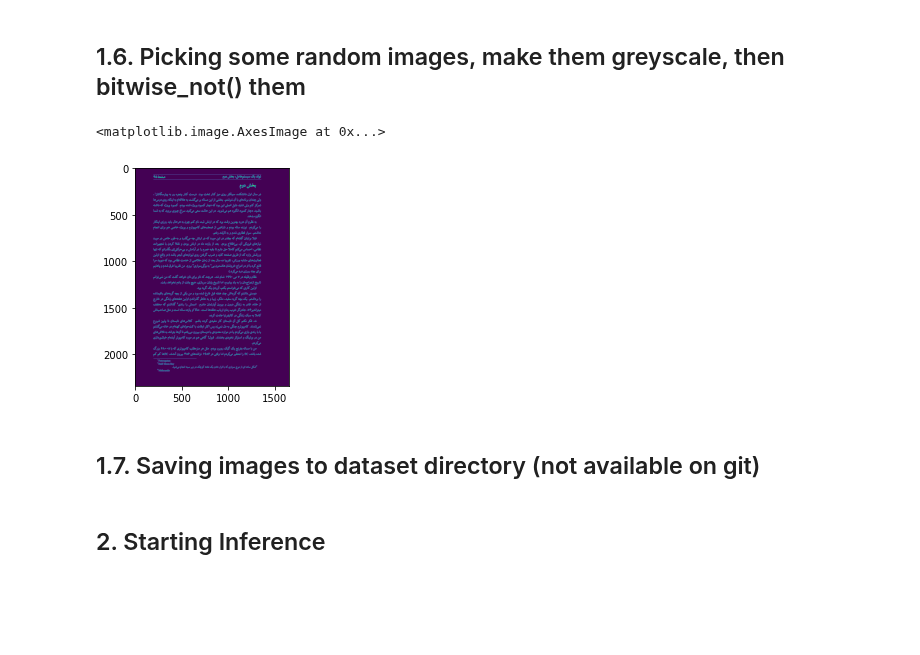
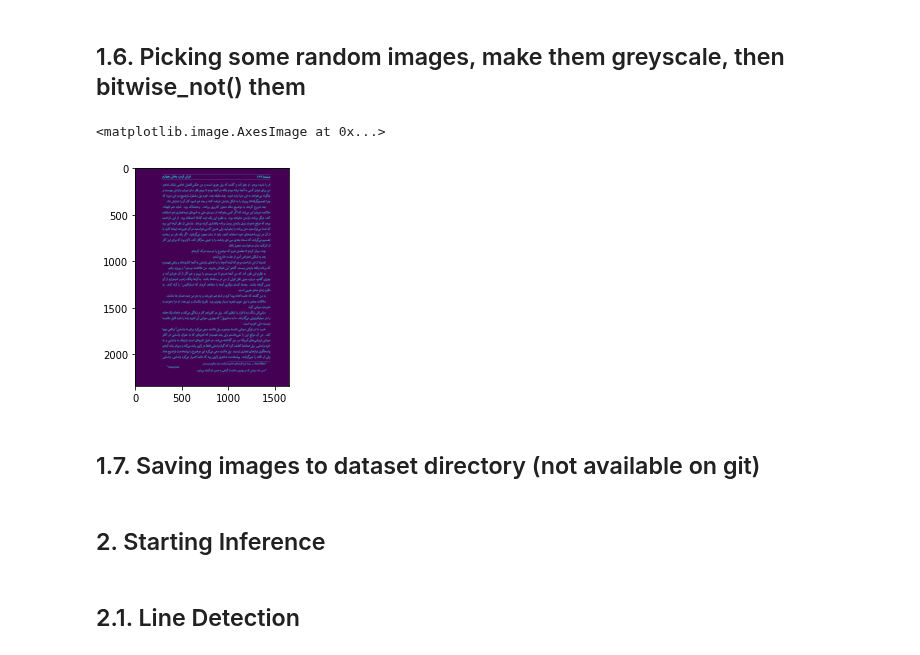
Before and after one commit to prp-e/persian_ocr_project, a Jupyter notebook: word_detection/Word Detection.ipynb, the cells around one changed output. Cells and saved outputs as stored; diff of their text form; code cells hidden in the pictures; blank space fills up the shorter version.

Commit message:
Working on the line detection on notebook

```diff
--- a/word_detection/Word Detection.ipynb
+++ b/word_detection/Word Detection.ipynb
@@ -90,10 +90,10 @@ for i in range(25):
 # %%
 %matplotlib inline
 
-plt.imshow(random_images[1])
+plt.imshow(random_images[8])
 # %% [output]
 <matplotlib.image.AxesImage at 0x...>
-[figure, old version]
+[figure, new version]
 # %% [markdown]
 ## 1.7. Saving images to dataset directory (not available on git)
 # %%
@@ -101,5 +101,7 @@ from uuid import uuid4
 
 for image in random_images:
     cv2.imwrite(f'{uuid4()}.jpg', image)
-# %% [markdown]
-## 2. Starting Inference
+# %% [markdown]
+## 2. Starting Inference
+# %% [markdown]
+## 2.1. Line Detection
```
Also changed, not shown: parts of 1 cell of this notebook.
